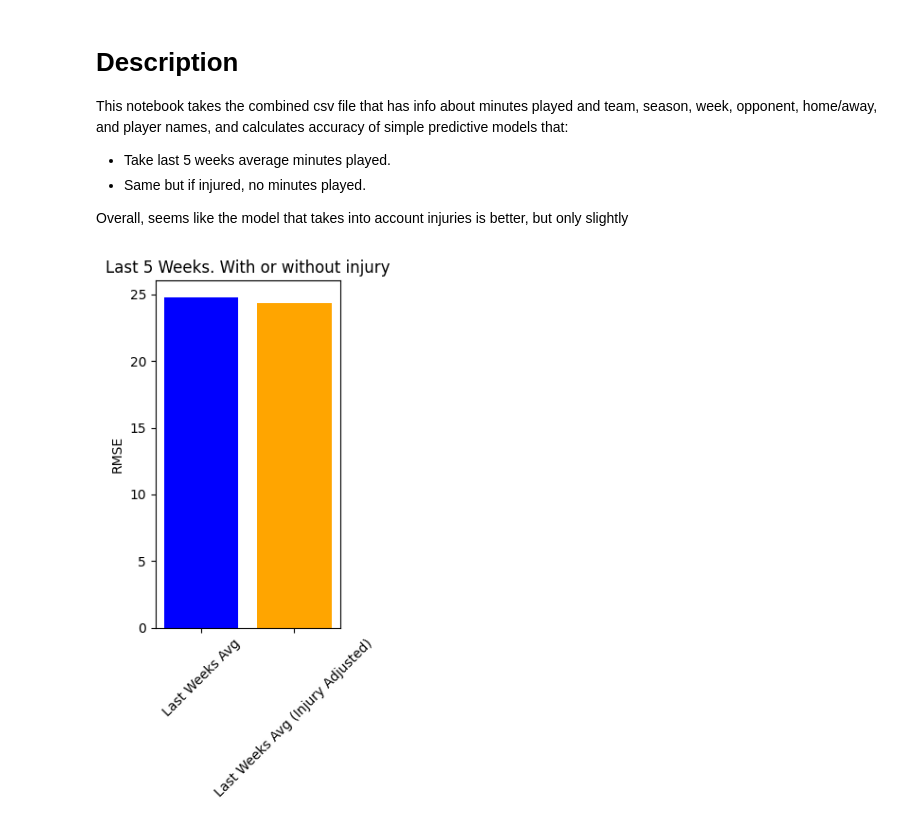
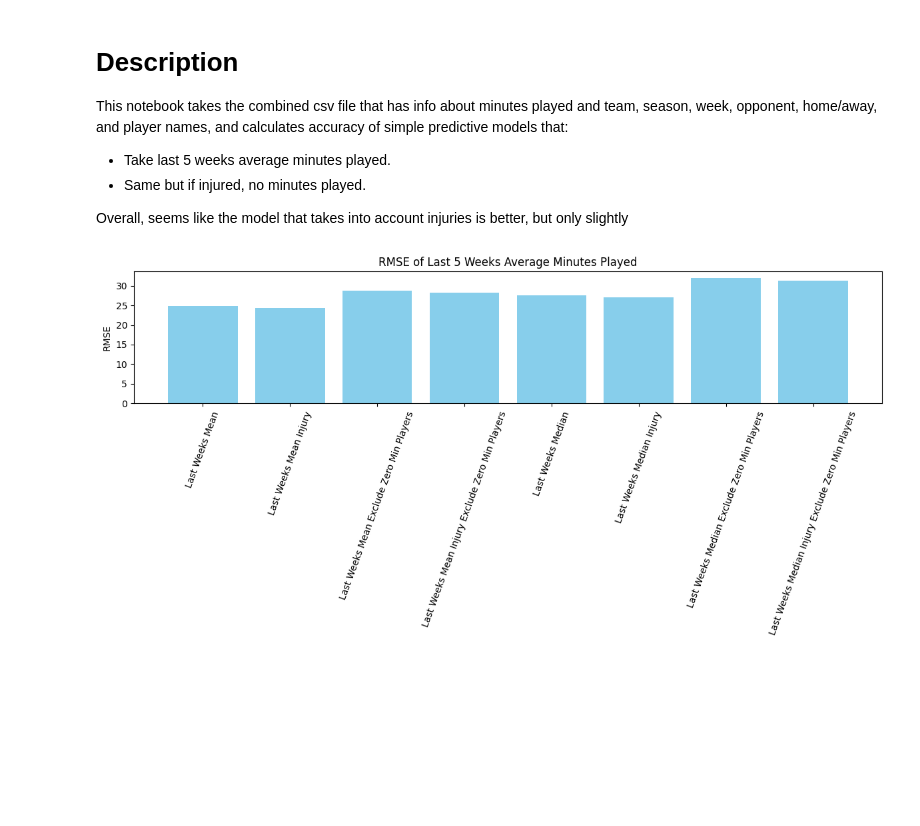
Before and after one commit to LevanBokeria/2025-reg-hack-week-airsenal, a Jupyter notebook: notebooks/baseline_lastweek_models.ipynb, the cells around one changed output. Cells and saved outputs as stored; diff of their text form; code cells hidden in the pictures; blank space fills up the shorter version.

Commit message:
baseline models updated with mean calculation

```diff
--- a/notebooks/baseline_lastweek_models.ipynb
+++ b/notebooks/baseline_lastweek_models.ipynb
@@ -23,6 +23,7 @@ weeks = 5
 df = last_weeks_avg(df, weeks=weeks)
 # %%
 # If injury, then set predicted minutes to 0
-df[f'avg_weeks_last_{weeks}_injury'] = df[f'avg_weeks_last_{weeks}'].where(df['reason'] != 'injury', 0)
+df[f'avg_weeks_last_{weeks}_mean_injury']   = df[f'avg_weeks_last_{weeks}_mean'].where(df['reason'] != 'injury', 0)
+df[f'avg_weeks_last_{weeks}_median_injury'] = df[f'avg_weeks_last_{weeks}_median'].where(df['reason'] != 'injury', 0)
 # %%
 # Calculate the RMSE between minutes_played and last_weeks_avg
@@ -31,13 +54,23 @@ rmse_last_weeks_injury = get_predicted_minutes_rmse(df, minutes_column='minutes'
 # %%
-# Plot a brar chart of the RMSE values
+# Plot a bar chart of the RMSE values
 import matplotlib.pyplot as plt
-plt.figure(figsize=(3, 6))
-plt.bar(['Last Weeks Avg', 'Last Weeks Avg (Injury Adjusted)'], [rmse_last_weeks, rmse_last_weeks_injury], color=['blue', 'orange'])
-plt.title(f'Last {weeks} Weeks. With or without injury')
+rmse_values = {
+    'Last Weeks Mean': rmse_last_weeks_mean,
+    'Last Weeks Mean Injury': rmse_last_weeks_mean_injury,
+    'Last Weeks Mean Exclude Zero Min Players': rmse_last_weeks_mean_exclude_zero_min_players,
+    'Last Weeks Mean Injury Exclude Zero Min Players': rmse_last_weeks_mean_injury_exlude_zero_min_players,
+    'Last Weeks Median': rmse_last_weeks_median,
+    'Last Weeks Median Injury': rmse_last_weeks_median_injury,
+    'Last Weeks Median Exclude Zero Min Players': rmse_last_weeks_median_exclude_zero_min_players,
+    'Last Weeks Median Injury Exclude Zero Min Players': rmse_last_weeks_median_injury_exlude_zero_min_players
+}
+plt.figure(figsize=(12, 6))
+plt.bar(rmse_values.keys(), rmse_values.values(), color='skyblue')
+plt.title(f'RMSE of Last {weeks} Weeks Average Minutes Played')
 plt.ylabel('RMSE')
-plt.xticks(rotation=45)
+plt.xticks(rotation=70)
 plt.tight_layout()
-# plt.savefig(f'../plots/rmse_last_{weeks}_weeks_avg.png')
+# plt.savefig(f'../plots/rmse_last_{weeks}_weeks_avg_minutes_played.png')
 plt.show()
 # %% [output]
-[figure, old version]
+[figure, new version]
```
Also changed, not shown: parts of 2 cells of this notebook, 3 other files.
